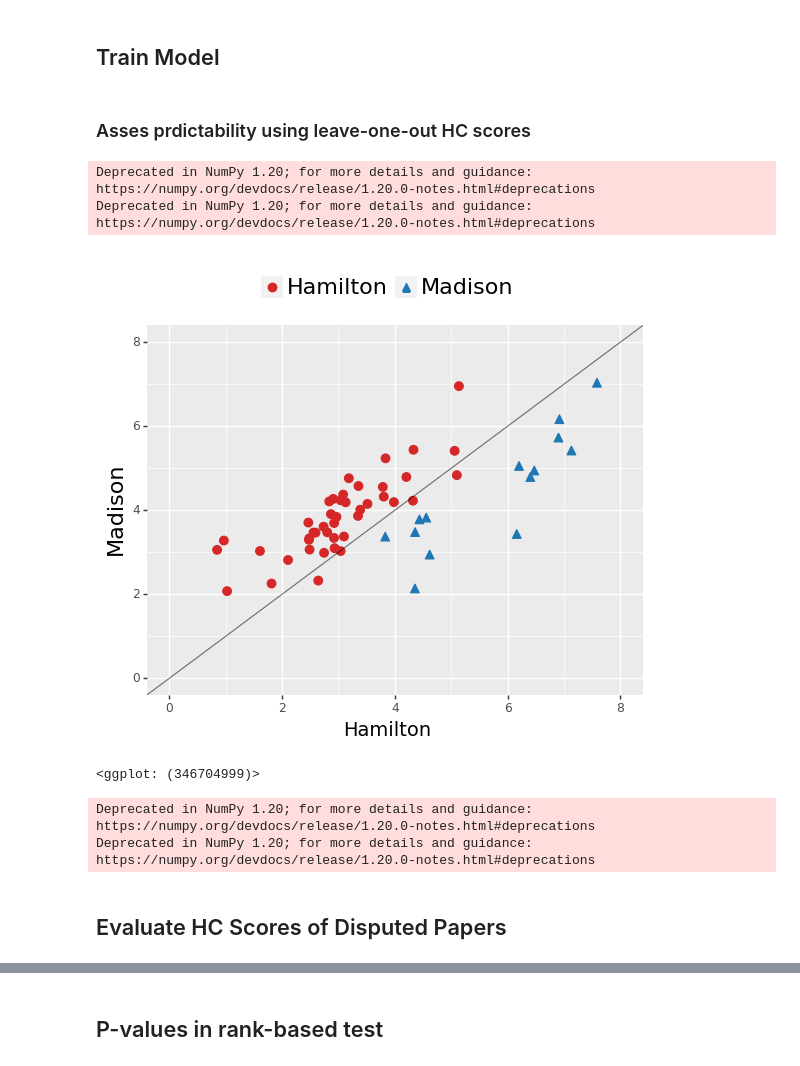
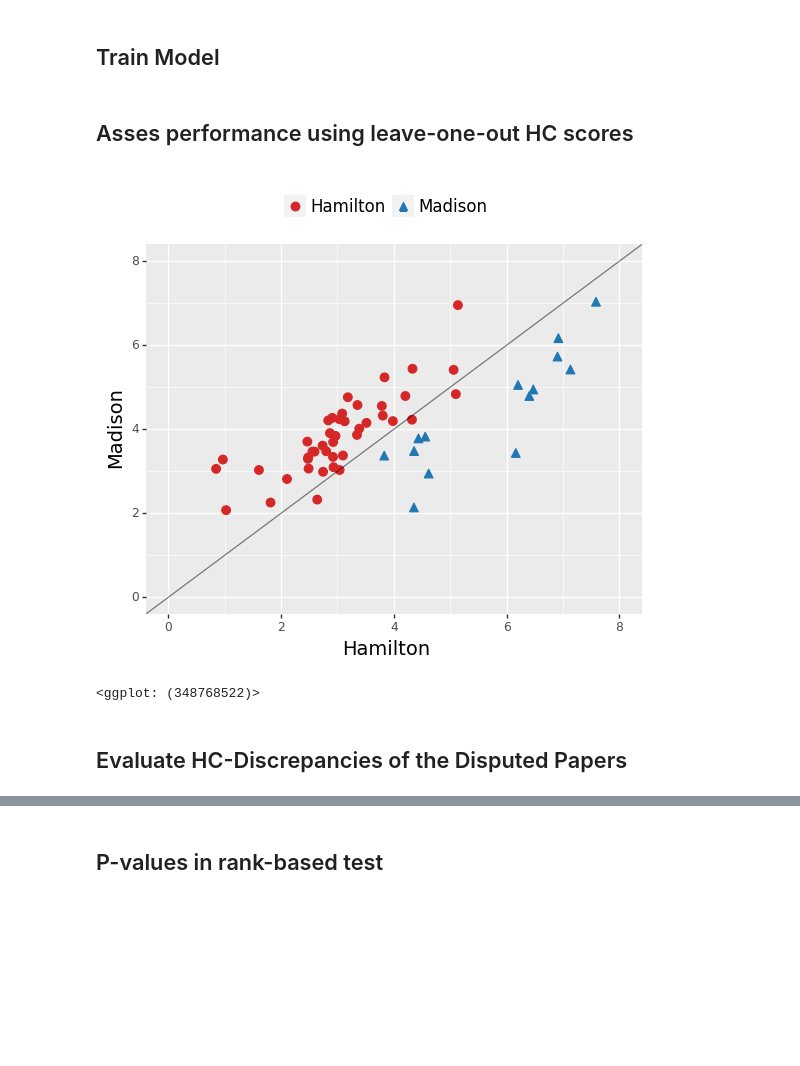
Before and after one commit to alonkipnis/HCAuthorship, a Jupyter notebook: Federalists/Authorship_in_the_Federalist.ipynb, the cells around one changed output, grey strips where cells are left out. Saved outputs shown, nothing was run; the diff lists cells and outputs as text; code cells hidden in the pictures; blank space fills up the shorter version.

```diff
--- a/Federalists/Authorship_in_the_Federalist.ipynb
+++ b/Federalists/Authorship_in_the_Federalist.ipynb
@@ -62,8 +46,10 @@ Documents loaded:
 # %%
 #1500 most frequent words by each author, unionized
 punct = ['!','?',':',';','"','(',')','-',',','.','`','\`','``','\'\'']
-vocab = n_most_frequent_words_per_author(fed_papers[fed_papers.author.isin(['Hamilton','Madison'])], n = 1500,
-                                        words_to_ignore=punct)
+vocab = n_most_frequent_words_per_author(
+    fed_papers[fed_papers.author.isin(['Hamilton','Madison'])],
+    n = 1500,
+    words_to_ignore=punct)
 print(f"Vocab size = {len(vocab)}")
 # %% [output]
 Vocab size = 1995
@@ -81,32 +66,27 @@ model = AuthorshipAttributionMulti(train_data,
 # %% [markdown]
-<H3> Asses prdictability using leave-one-out HC scores </H3>
+## Asses performance using leave-one-out HC scores
 # %%
 df = model.compute_inter_similarity(LOO = True, wrt_authors=['Hamilton', 'Madison'])
 # %%
 # illustrate HC scores
 path_to_plots = ""
 
-
 plotnine.options.figure_size = (6.4, 4.8)
 p = (plot_author_pair(df, value = 'HC') +
      theme(legend_title = element_blank(), legend_position = "top",
-              plot_title = element_text(hjust = 0.5, size=16),
-                legend_text=element_text(size=16),
-              axis_title_x = element_text(size = 14),
-              axis_title_y = element_text(size = 16)) #+ xlim(4,10) + ylim(4,10)
+            plot_title = element_text(hjust = 0.5, size=16),
+            legend_text=element_text(size=12),
+            axis_title_x = element_text(size = 14),
+            axis_title_y = element_text(size = 14))
     ) + xlim(0,8) + ylim(0,8)
 
+p.save(path_to_plots + 'HC_Hamilton_vs_Madison.png', height = 8 , width = 8)
 print(p)
-p.save(path_to_plots + 'HC_Hamilton_vs_Madison.png', height = 3.5 , width = 5)
 # %% [output]
+[figure, new version]
-Deprecated in NumPy 1.20; for more details and guidance: https://numpy.org/devdocs/release/1.20.0-notes.html#deprecations
-Deprecated in NumPy 1.20; for more details and guidance: https://numpy.org/devdocs/release/1.20.0-notes.html#deprecations
+<ggplot: (348768522)>
-[figure, old version]
-<ggplot: (346704999)>
-Deprecated in NumPy 1.20; for more details and guidance: https://numpy.org/devdocs/release/1.20.0-notes.html#deprecations
-Deprecated in NumPy 1.20; for more details and guidance: https://numpy.org/devdocs/release/1.20.0-notes.html#deprecations
 # %% [markdown]
-<H2>Evaluate HC Scores of Disputed Papers</H2>
+## Evaluate HC-Discrepancies of the Disputed Papers
 # %%
 # Authiorship of disputed papers:
 data_disputed = fed_papers[fed_papers.author == 'disputed']
```
Also changed, not shown: parts of 12 cells of this notebook, 11 other files.
